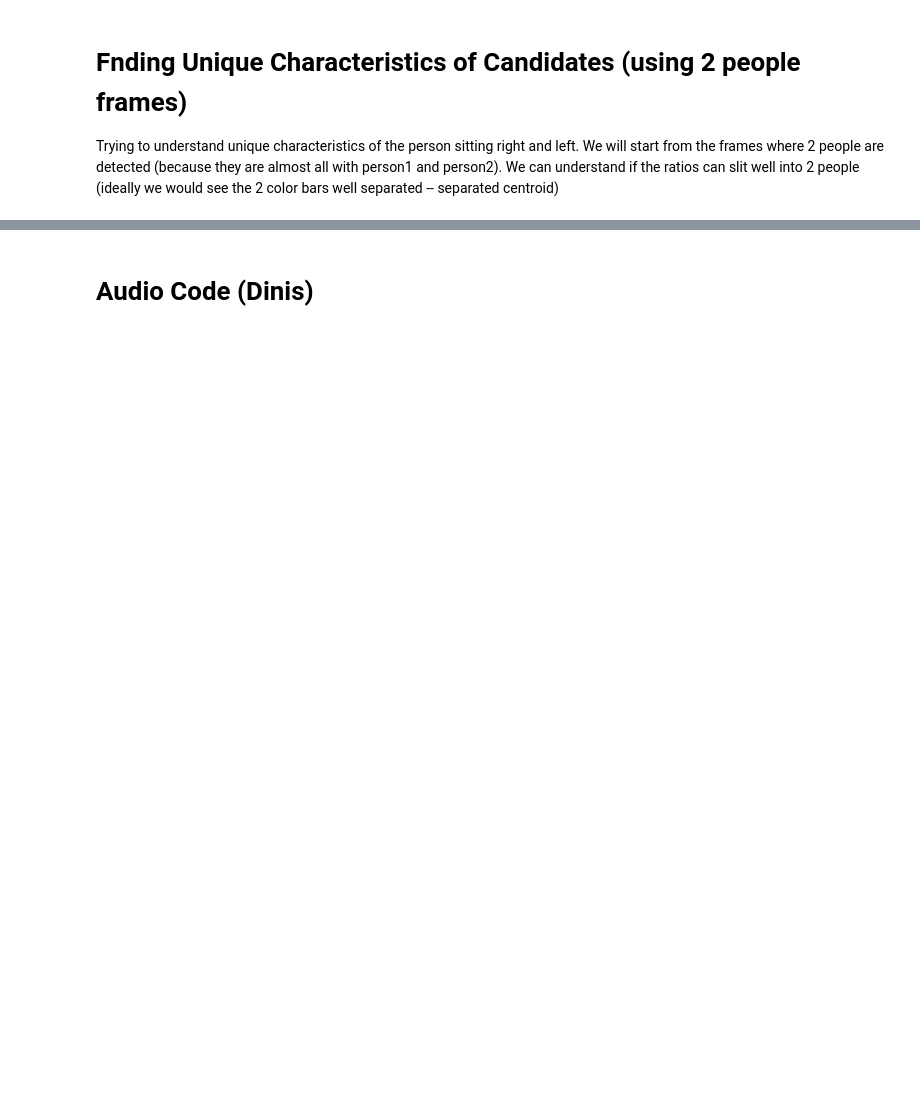
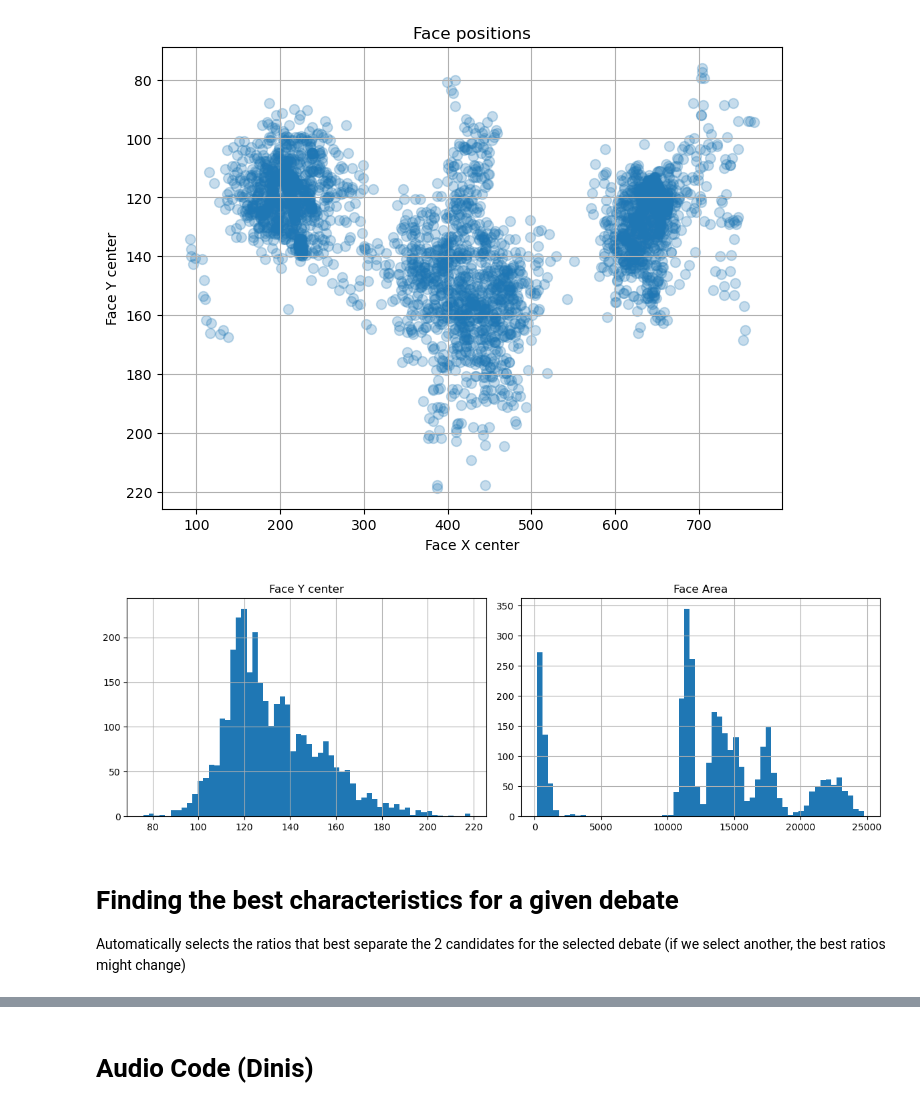
Before and after one commit to Dinisas/Big-Data, a Jupyter notebook: labeling_visual/visual_and_audio.ipynb, the cells around one changed output, grey strips where cells are left out. Saved outputs shown, nothing was run; the diff lists cells and outputs as text; code cells hidden in the pictures; blank space fills up the shorter version.

```diff
--- a/labeling_visual/visual_and_audio.ipynb
+++ b/labeling_visual/visual_and_audio.ipynb
@@ -250,18 +283,23 @@ We checked the y_center of the face bounding box (gestual language interpreters
 # %%
 plt.figure(figsize=(8, 6))
-plt.scatter(df_people['Face_X_Center'], df_people['Face_Y_Center'],
-            s=50, alpha=0.25)
-plt.gca().invert_yaxis()                       # so screen-bottom is at the bottom
+plt.scatter(df_people['Face_X_Center'], df_people['Face_Y_Center'], s=50, alpha=0.25)
+plt.gca().invert_yaxis()
 plt.xlabel('Face X center'); plt.ylabel('Face Y center')
 plt.title('Face positions')
+plt.grid(True)
 plt.show()
 
 fig, ax = plt.subplots(1, 2, figsize=(12, 4))
 ax[0].hist(df_people['Face_Y_Center'], bins=60); ax[0].set_title('Face Y center')
+ax[0].grid(True)
 ax[1].hist(df_people['Face_Area'], bins=60); ax[1].set_title('Face Area')
+ax[1].grid(True)
 plt.tight_layout()
 plt.show()
+# %% [output]
+[figure, added]
+[figure, added]
 # %% [markdown]
-# Fnding Unique Characteristics of Candidates (using 2 people frames)
+# Finding the best characteristics for a given debate
 
-Trying to understand unique characteristics of the person sitting right and left. We will start from the frames where 2 people are detected (because they are almost all with person1 and person2). We can understand if the ratios can slit well into 2 people (ideally we would see the 2 color bars well separated -- separated centroid)
+Automatically selects the ratios that best separate the 2 candidates for the selected debate (if we select another, the best ratios might change)
```
Also changed, not shown: parts of 49 cells of this notebook, 1 other file.
